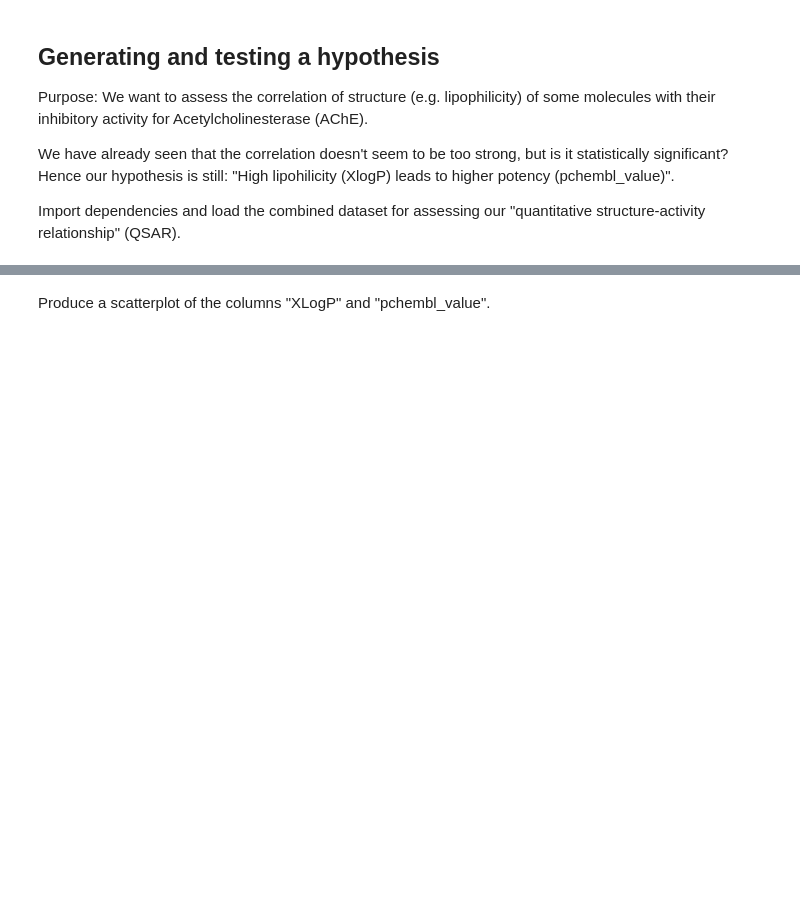
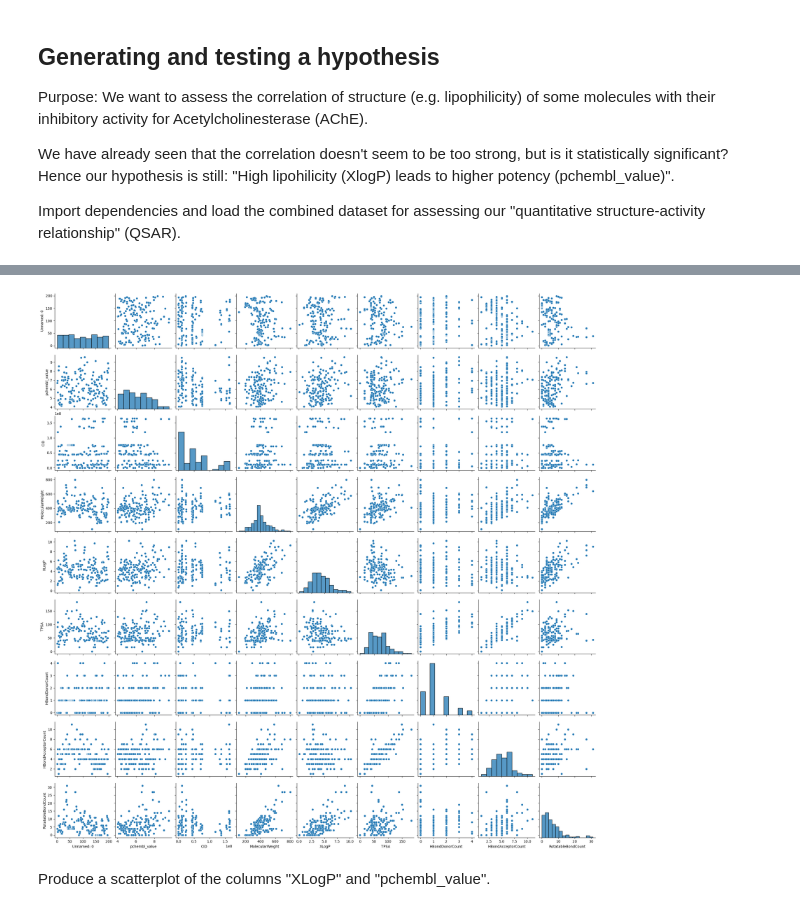
Before and after one commit to DSoeldi/DSA103, a Jupyter notebook: lecture9/lecture9-material/hypothesis.ipynb, the cells around one changed output, grey strips where cells are left out. Cells and saved outputs as stored; diff of their text form; code cells hidden in the pictures; blank space fills up the shorter version.

```diff
--- a/lecture9/lecture9-material/hypothesis.ipynb
+++ b/lecture9/lecture9-material/hypothesis.ipynb
@@ -22,6 +22,11 @@ df.head()
 | 2 | 3 | C/C=C1\[C@H]2C=C(C)C[C@]1(N[C@H]1... | 5.66 | 118715260 | 506.6 | 1.5 | 108.0 | ... |
 | 3 | 4 | C=CC(=O)N1C/C(=C\c2ccc(C)cc2)C(=O... | 4.74 | 24796898 | 357.4 | 4.4 | 37.4 | ... |
 | 4 | 5 | C=CC(=O)N1C/C(=C\c2ccc(Cl)cc2Cl)C... | 4.80 | 71720637 | 467.2 | 6.2 | 37.4 | ... |
+# %%
+sns.pairplot(data = df)
+plt.show()
+# %% [output]
+[figure, added]
 # %% [markdown]
 Produce a scatterplot of the columns "XLogP" and "pchembl_value".
 # %%
```
Also changed, not shown: parts of 3 cells of this notebook.
